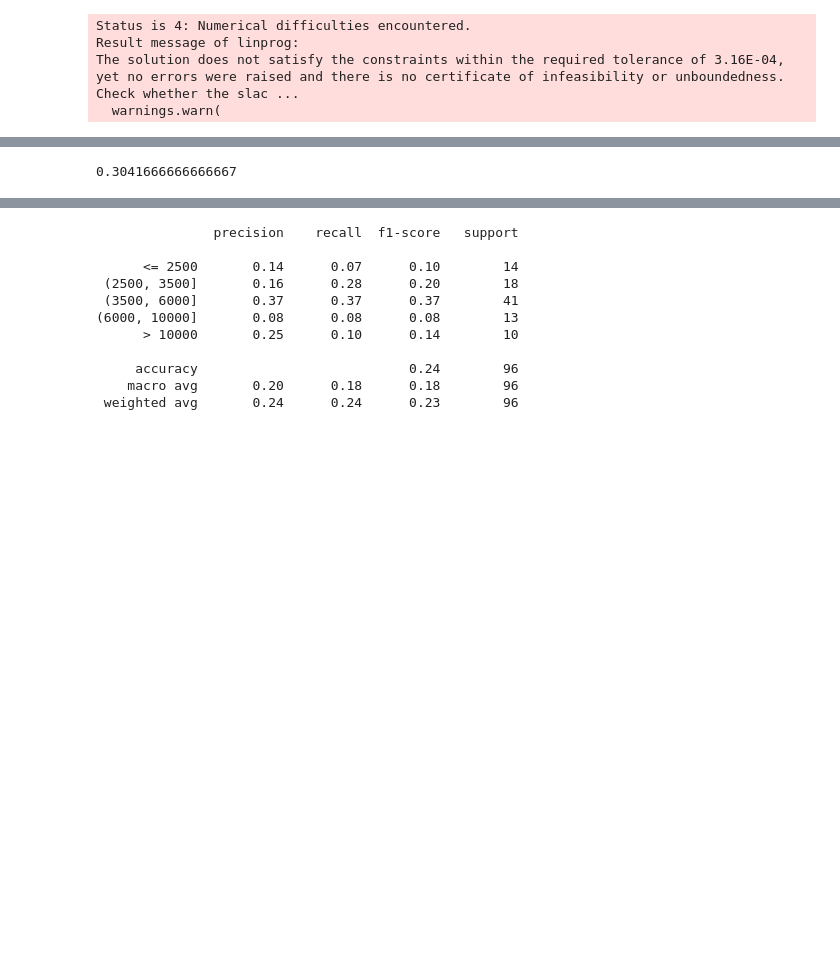
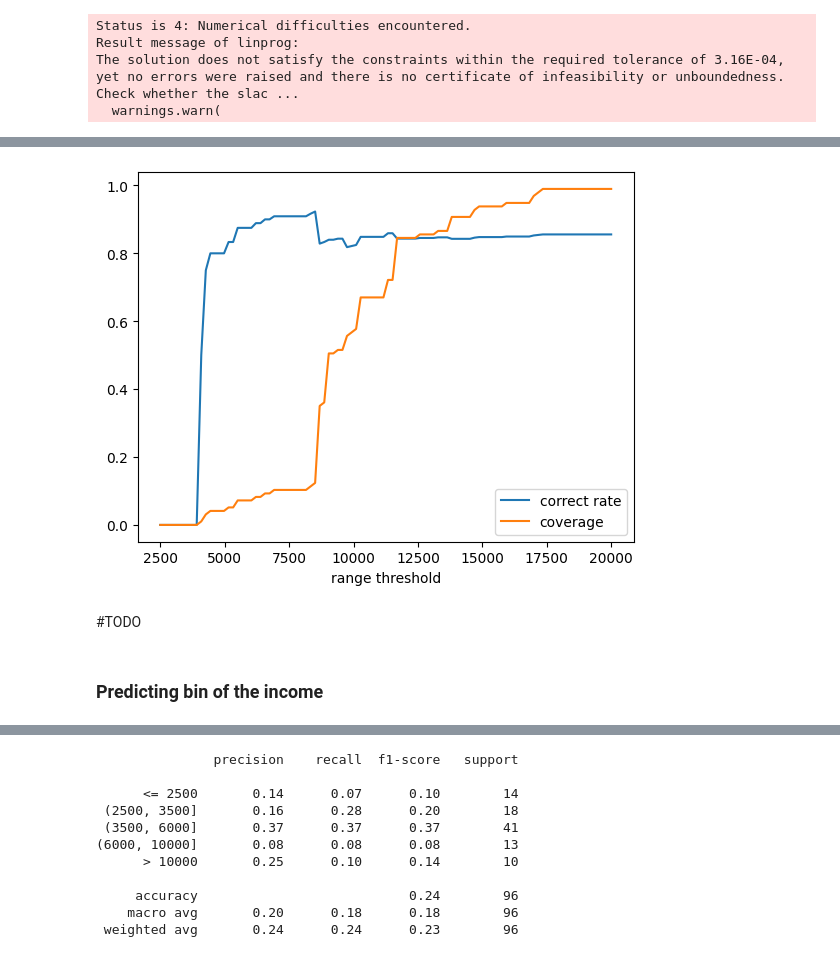
Before and after one commit to nutorbit/uncertainty-modeling, a Jupyter notebook: notebooks/00_conformal_prediction.ipynb, the cells around one changed output, grey strips where cells are left out. Cells and saved outputs as stored; diff of their text form; code cells hidden in the pictures; blank space fills up the shorter version.

```diff
--- a/notebooks/00_conformal_prediction.ipynb
+++ b/notebooks/00_conformal_prediction.ipynb
@@ -459 +485,25 @@ There are 3 steps to perform this method:
+# %%
+res = []
+
+for i in np.linspace(2_500, 20_000, 100):
+    tt = test_encoded[
+        (test_encoded["range"] <= i)
+    ]
+    inside_bound = tt[
+        (tt["ApplicantIncome"] >= tt["lower_bound"]) &
+        (tt["ApplicantIncome"] <= tt["upper_bound"])
+    ]
+    res.append([i, inside_bound.shape[0] / (tt.shape[0] + 1),  tt.shape[0] / (test_encoded.shape[0] + 1)])
+res = np.array(res)
+# %%
+_ = plt.plot(res[:, 0], res[:, 1], label="correct rate")
+_ = plt.plot(res[:, 0], res[:, 2], label="coverage")
+_ = plt.xlabel("range threshold")
+_ = plt.legend()
+# %% [output]
+[figure, added]
+# %% [markdown]
+#TODO
+# %% [markdown]
+### Predicting bin of the income
 # %%
@@ -468,7 +518,5 @@ mean_scores, best_model = rollout_result(
 # %%
-mean_scores
+# mean_scores
-# %% [output]
-0.3041666666666667
 # %%
 train, test = train_test_split(df_copy, test_size=0.2, random_state=123)
 
```
Also changed, not shown: parts of 32 cells of this notebook.
